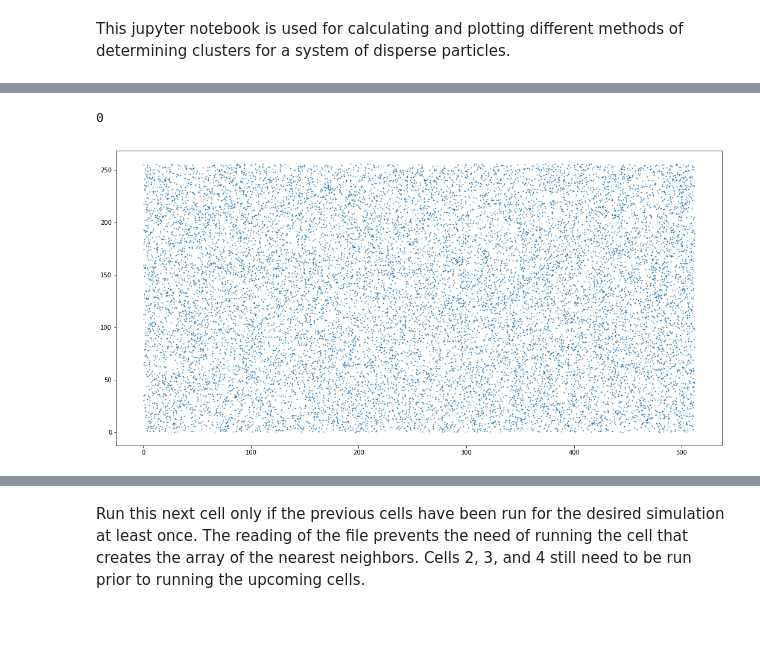
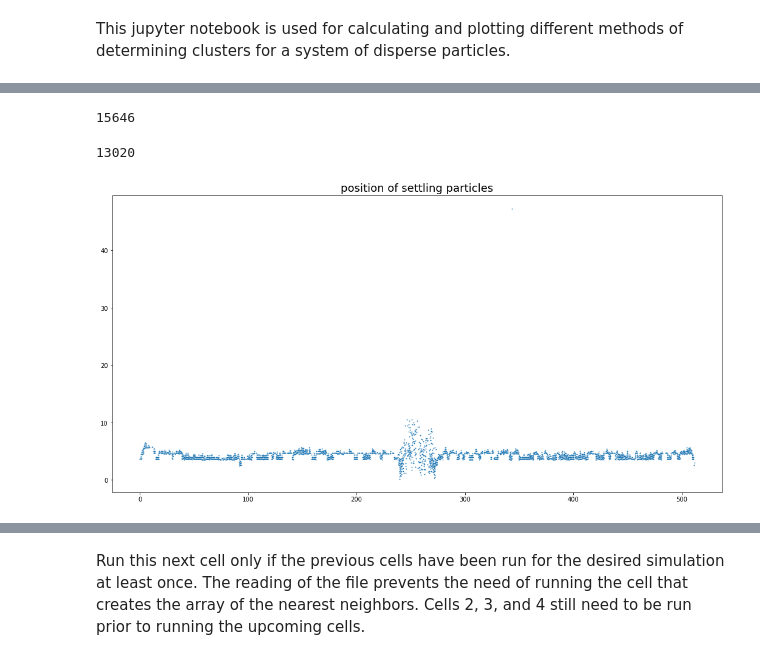
Before and after one commit to zackmci/clustering, a Jupyter notebook: Clustering.ipynb, the cells around one changed output, grey strips where cells are left out. Cells and saved outputs as stored; diff of their text form; code cells hidden in the pictures; blank space fills up the shorter version.

Commit message:
The code can now remove the particles from a settled bed based on the volume fraction of the cell.

```diff
--- a/Clustering.ipynb
+++ b/Clustering.ipynb
@@ -37,0 +39,4 @@ csvarray = new_array
+# %%
+with open(filelocation + resfile + '.csv', 'r') as csvres:
+    res_data = list(csv.reader(csvres, delimiter=","))
+resarray = np.array(res_data[1:], dtype=np.float)
@@ -37,0 +60,31 @@ csvarray = new_array
+# %%
+vol_frac = 0.46
+box_dist = 5
+part_high_vol_array = []
+part_low_vol_array = []
+
+for posindex in range(0, len(csvarray)):
+    if posindex % 1000 == 0:
+        print (posindex)
+    volarray = []
+    for vfindex in range(0, len(resarray)):
+        # creating a smaller fluid array based on how close the corner is to the particle.
+        if resarray[vfindex, 6] < csvarray[posindex, 7] + box_dist and \
+        resarray[vfindex, 6] > csvarray[posindex, 7] - box_dist and \
+        resarray[vfindex, 7] < csvarray[posindex, 8] + box_dist and \
+        resarray[vfindex, 7] > csvarray[posindex, 8] - box_dist:
+            volarray.append(resarray[vfindex])
+    volarray = np.array(volarray)
+    distarray = []
+    ref_dist = 2
+    for volindex in range(0, len(volarray)):
+        dist_to_corner = np.sqrt((csvarray[posindex, 7] - volarray[volindex, 6])**2 +\
+                                (csvarray[posindex, 8] - volarray[volindex, 7])**2)
+        if dist_to_corner < ref_dist:
+            ref_dist = dist_to_corner
+            distarray = volarray[volindex]
+    distarray = np.array(distarray)
+    if 1-distarray[0] >= vol_frac:
+        part_high_vol_array.append(csvarray[posindex])
+    else:
+        part_low_vol_array.append(csvarray[posindex])
@@ -38,3 +108,10 @@ csvarray = new_array
+# %%
+csvarray = np.array(part_low_vol_array)
+part_high_vol_array = np.array(part_high_vol_array)
+# %%
+print (len(csvarray) + len(part_high_vol_array))
+# %% [output]
+15646
 # %%
 # Variables
 
@@ -42,8 +119,7 @@ new_part_num = len(csvarray)
 difference = original_part_num - new_part_num
 print (difference)
 
-x_len = 512 # Length of x axis
-y_len = 256 # Length of y axis
+
 
 # The following variables are pulled from the csv file
 
@@ -56,10 +132,11 @@ rad = np.mean(csvarray[:, 1])/2
 #print (x[:3])
 #print (len(x))
 # %% [output]
-0
+13020
 # %%
 fig=plt.figure(figsize=(18,9))
 plt.scatter(csvarray[:, 7], csvarray[:,8], marker = '.', s=3)
+plt.title("position of settling particles", fontsize=18)
 plt.show()
 # %% [output]
-[figure, old version]
+[figure, new version]
```
Also changed, not shown: parts of 27 cells of this notebook.
